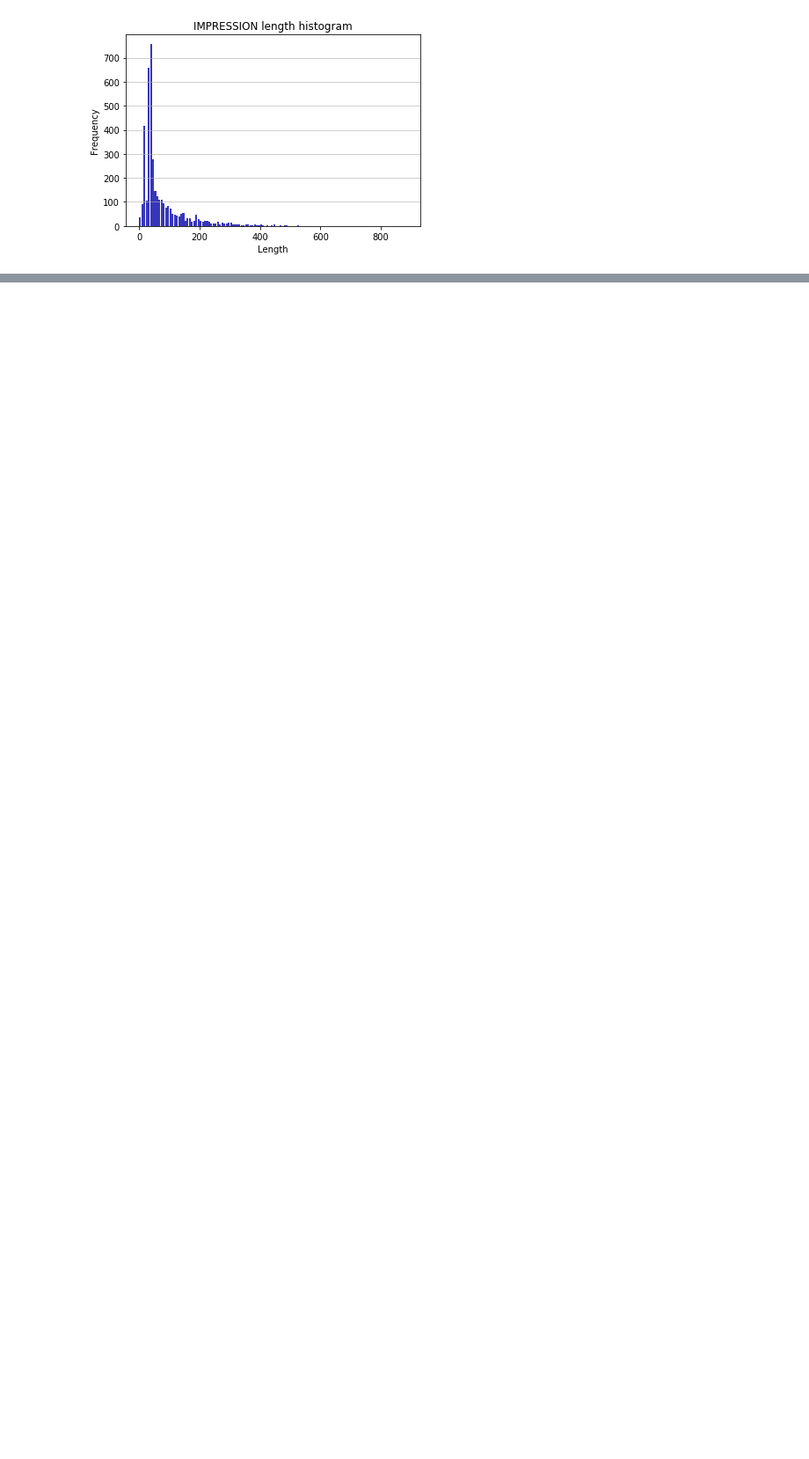
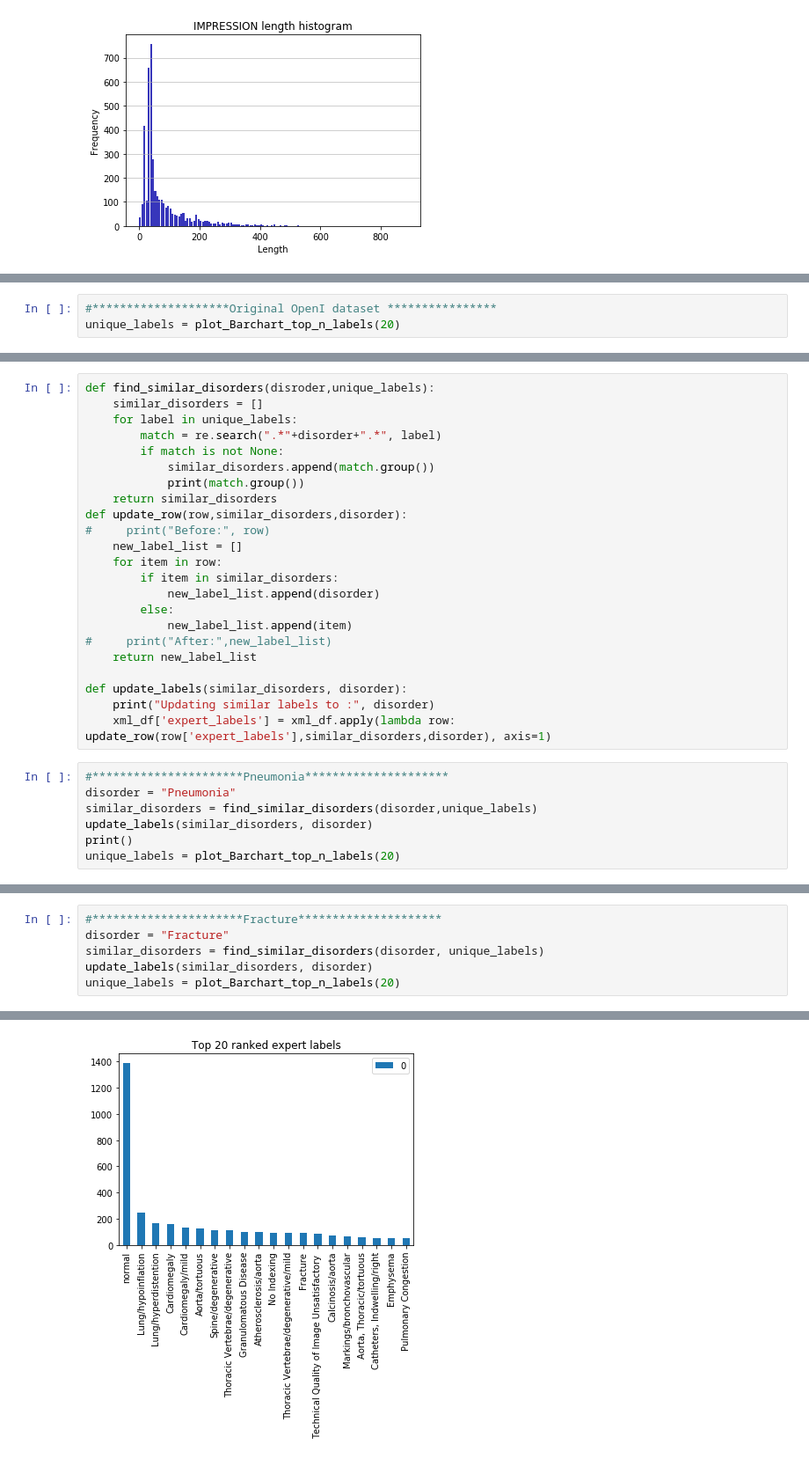
Before and after one commit to fatemerhmi/MTLV, a Jupyter notebook: OpenI_dataset_stats.ipynb, the cells around one changed output, grey strips where cells are left out. Shown at 88% size. Drawn from its saved outputs; the diff is of its cells as text; blank space fills up the shorter version.

Commit message:
add label grouping(still not finished)

```diff
--- a/OpenI_dataset_stats.ipynb
+++ b/OpenI_dataset_stats.ipynb
@@ -238,0 +318,3 @@ df.plot(kind='bar', title = "Top 20 ranked expert labels")
+# %%
+#********************Original OpenI dataset ****************
+unique_labels = plot_Barchart_top_n_labels(20)
@@ -238,0 +324,30 @@ df.plot(kind='bar', title = "Top 20 ranked expert labels")
+# %%
+def find_similar_disorders(disroder,unique_labels):
+    similar_disorders = []
+    for label in unique_labels:
+        match = re.search(".*"+disorder+".*", label)
+        if match is not None:
+            similar_disorders.append(match.group())
+            print(match.group())
+    return similar_disorders
+def update_row(row,similar_disorders,disorder):
+#     print("Before:", row)
+    new_label_list = []
+    for item in row:
+        if item in similar_disorders:
+            new_label_list.append(disorder)
+        else:
+            new_label_list.append(item)
+#     print("After:",new_label_list)
+    return new_label_list
+
+def update_labels(similar_disorders, disorder):
+    print("Updating similar labels to :", disorder)
+    xml_df['expert_labels'] = xml_df.apply(lambda row: update_row(row['expert_labels'],similar_disorders,disorder), axis=1)
+# %%
+#**********************Pneumonia*********************
+disorder = "Pneumonia"
+similar_disorders = find_similar_disorders(disorder,unique_labels)
+update_labels(similar_disorders, disorder)
+print()
+unique_labels = plot_Barchart_top_n_labels(20)
@@ -238,0 +374,7 @@ df.plot(kind='bar', title = "Top 20 ranked expert labels")
+# %%
+#**********************Fracture*********************
+disorder = "Fracture"
+similar_disorders = find_similar_disorders(disorder, unique_labels)
+update_labels(similar_disorders, disorder)
+unique_labels = plot_Barchart_top_n_labels(20)
+# %% [output]
@@ -238,0 +398 @@ df.plot(kind='bar', title = "Top 20 ranked expert labels")
+[figure, added]
```
Also changed, not shown: parts of 25 cells of this notebook.
